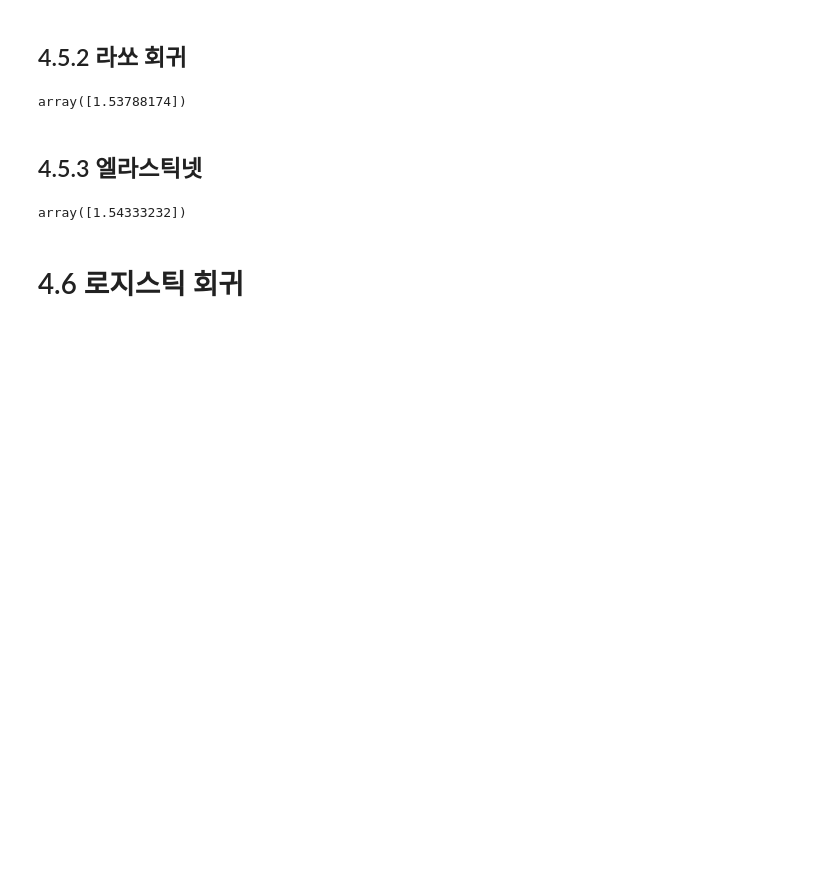
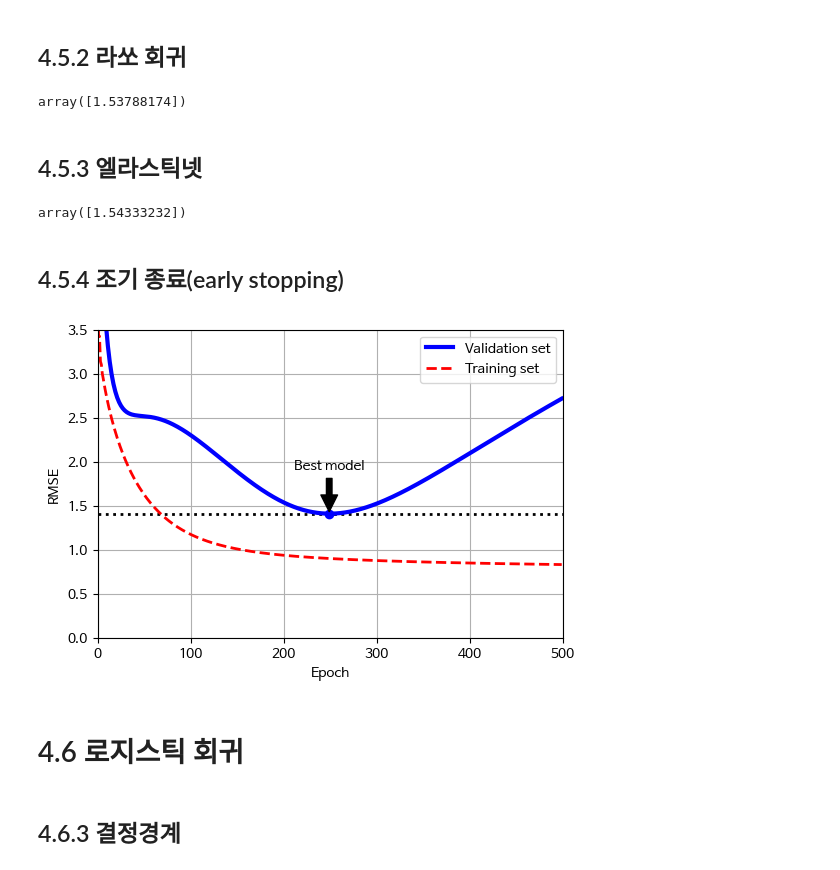
Before and after one commit to fire-long/24-1AI-ML, a Jupyter notebook: W6&W7.ipynb, the cells around one changed output. Saved outputs shown, nothing was run; the diff lists cells and outputs as text; code cells hidden in the pictures; blank space fills up the shorter version.

```diff
--- a/W6&W7.ipynb
+++ b/W6&W7.ipynb
@@ -307,3 +307,5 @@ elastic_net.fit(X,y)
 elastic_net.predict([[1.5]])
 # %% [output]
 array([1.54333232])
+# %% [markdown]
+## 4.5.4 조기 종료(early stopping)
@@ -310,2 +343,23 @@ array([1.54333232])
+# %%
+best_epoch = np.argmin(val_errors)
+plt.figure(figsize=(6, 4))
+plt.annotate('Best model', xy=(best_epoch, best_valid_rmse),
+             xytext=(best_epoch, best_valid_rmse + 0.5),
+             ha="center",
+             arrowprops=dict(facecolor='black', shrink=0.05))
+plt.plot([0, n_epochs], [best_valid_rmse, best_valid_rmse], "k:", linewidth=2)
+plt.plot(val_errors, "b-", linewidth=3, label="Validation set")
+plt.plot(best_epoch, best_valid_rmse, "bo")
+plt.plot(train_errors, "r--", linewidth=2, label="Training set")
+plt.legend(loc="upper right")
+plt.xlabel("Epoch")
+plt.ylabel("RMSE")
+plt.axis([0, n_epochs, 0, 3.5])
+plt.grid()
+plt.show()
+# %% [output]
+[figure, added]
 # %% [markdown]
 # 4.6 로지스틱 회귀
+# %% [markdown]
+## 4.6.3 결정경계
```
Also changed, not shown: parts of 13 cells of this notebook.
